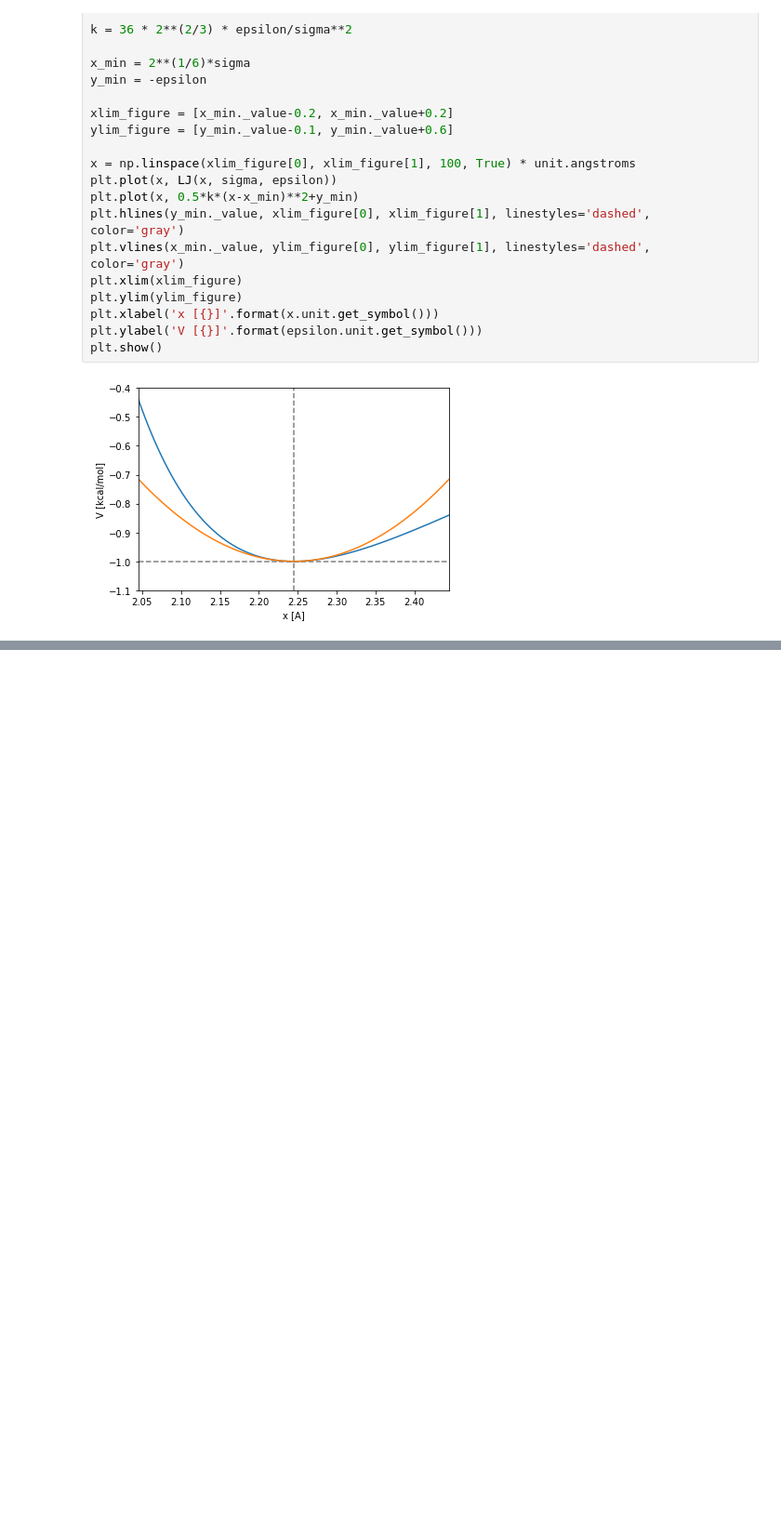
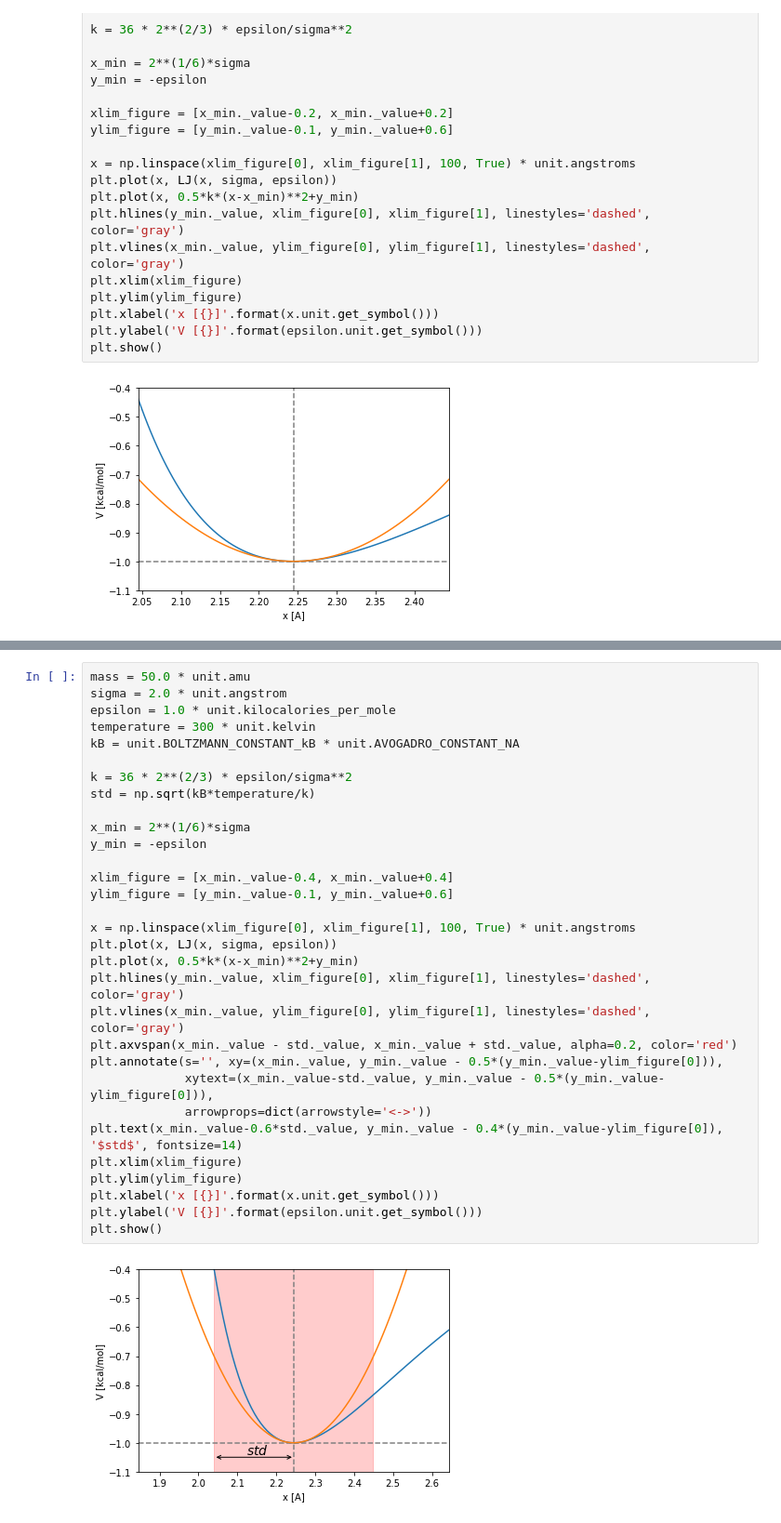
Before and after one commit to uibcdf/OMembrane, a Jupyter notebook: docs/contents/Test_LJ.ipynb, the cells around one changed output, grey strips where cells are left out. Shown at 93% size. Cells and saved outputs as stored; diff of their text form; blank space fills up the shorter version.

```diff
--- a/docs/contents/Test_LJ.ipynb
+++ b/docs/contents/Test_LJ.ipynb
@@ -237,0 +262,33 @@ An harmonic oscillation with the shape
+# %%
+mass = 50.0 * unit.amu
+sigma = 2.0 * unit.angstrom
+epsilon = 1.0 * unit.kilocalories_per_mole
+temperature = 300 * unit.kelvin
+kB = unit.BOLTZMANN_CONSTANT_kB * unit.AVOGADRO_CONSTANT_NA
+
+k = 36 * 2**(2/3) * epsilon/sigma**2
+std = np.sqrt(kB*temperature/k)
+
+x_min = 2**(1/6)*sigma
+y_min = -epsilon
+
+xlim_figure = [x_min._value-0.4, x_min._value+0.4]
+ylim_figure = [y_min._value-0.1, y_min._value+0.6]
+
+x = np.linspace(xlim_figure[0], xlim_figure[1], 100, True) * unit.angstroms
+plt.plot(x, LJ(x, sigma, epsilon))
+plt.plot(x, 0.5*k*(x-x_min)**2+y_min)
+plt.hlines(y_min._value, xlim_figure[0], xlim_figure[1], linestyles='dashed', color='gray')
+plt.vlines(x_min._value, ylim_figure[0], ylim_figure[1], linestyles='dashed', color='gray')
+plt.axvspan(x_min._value - std._value, x_min._value + std._value, alpha=0.2, color='red')
+plt.annotate(s='', xy=(x_min._value, y_min._value - 0.5*(y_min._value-ylim_figure[0])),
+             xytext=(x_min._value-std._value, y_min._value - 0.5*(y_min._value-ylim_figure[0])),
+             arrowprops=dict(arrowstyle='<->'))
+plt.text(x_min._value-0.6*std._value, y_min._value - 0.4*(y_min._value-ylim_figure[0]), '$std$', fontsize=14)
+plt.xlim(xlim_figure)
+plt.ylim(ylim_figure)
+plt.xlabel('x [{}]'.format(x.unit.get_symbol()))
+plt.ylabel('V [{}]'.format(epsilon.unit.get_symbol()))
+plt.show()
+# %% [output]
+[figure, added]
```
Also changed, not shown: parts of 37 cells of this notebook, 1 other file.
